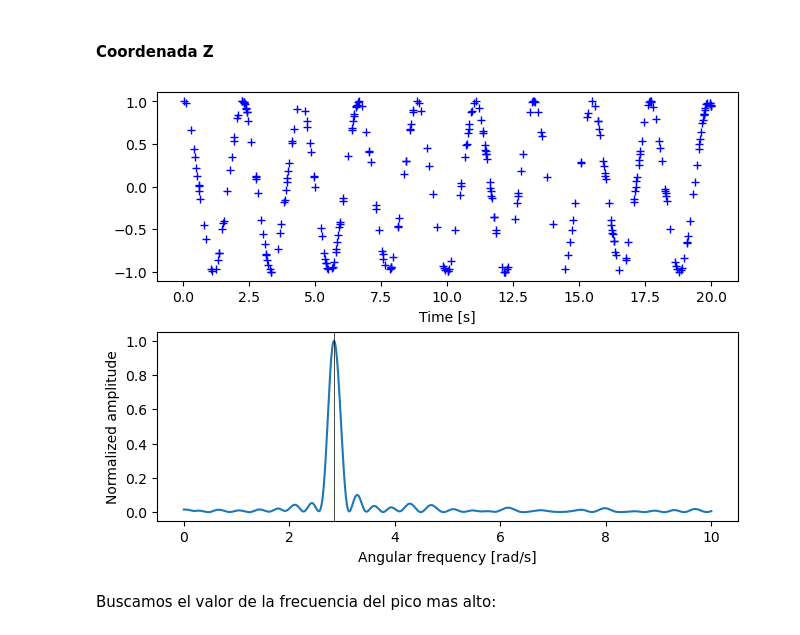
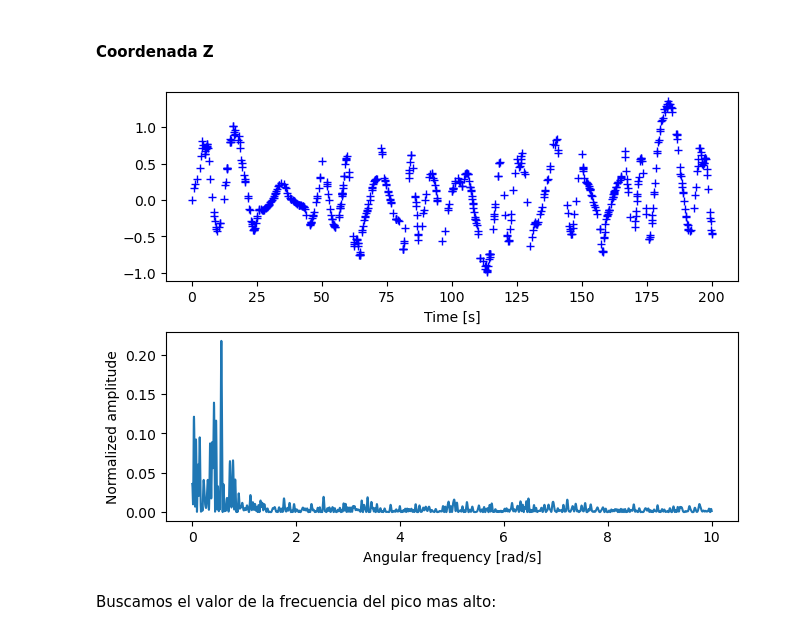
Before and after one commit to tobiheyday/Tesis, a Jupyter notebook: Tesis.ipynb, the cells around one changed output. Cells and saved outputs as stored; diff of their text form; code cells hidden in the pictures.

```diff
--- a/Tesis.ipynb
+++ b/Tesis.ipynb
@@ -1123,7 +1267,7 @@ Resolvemos el sistema de ecuaciones diferenciales
 seed_value = 50
 rng = np.random.default_rng(seed_value)
 
-t = rng.uniform(0, 20, n_in)
+t = rng.uniform(0, 45, n_in)
 # %%
 t.sort()
 # %%
@@ -1136,10 +1280,10 @@ def f(rzv_rv_z, t, vo, Rc, q):
             (-vo**2 *r)/(Rc**2 + r**2 + (z/q)**2),
             (-vo**2 *z)/(q**2) * ((Rc**2 + r**2 + (z/q)**2))]
 
-vo, Rc, q = 1, 1, 0.8
+vo, Rc, q = 1, 0.14, 0.9
 
 # Condiciónes iniciales
-rzv_rv_z0 = [1, 0.5, 0, 1]
+rzv_rv_z0 = [0.1, 0.5, 0, 1]
 
 # Resolvemos las ecuaciones
 rzv_rv_z1 = integrate.odeint(f, rzv_rv_z0, t, args=(vo, Rc, q))
@@ -1332,7 +1444,7 @@ $R_e = 1$
 seed_value = 60
 rng = np.random.default_rng(seed_value)
 
-t = rng.uniform(0, 20, n_in)
+t = rng.uniform(0, 200, n_in*2)
 # %%
 t.sort()
 # %%
@@ -1348,10 +1460,10 @@ def f(rzv_rv_z, t, vo, Rc, q):
             -vo**2*(2*z*np.sqrt(r**2+z**2)-((z*(r**2-z**2))/np.sqrt(r**2+z**2))+2*z/q**2) /
             2*(Rc**2+(z/q)**2-((r**2-z**2)*np.sqrt(r**2+z**2))+r**2)]
 
-vo, Rc, q = 1, 1, 0.8
+vo, Rc, q = 1, 0.14, 0.9
 
 # Condiciónes iniciales
-rzv_rv_z0 = [0.5, 1, 0.1, 0.2]
+rzv_rv_z0 = [0.1, 0, 0.5, 0.2]
 
 # Resolvemos las ecuaciones
 rzv_rv_z2 = integrate.odeint(f, rzv_rv_z0, t, args=(vo, Rc, q))
@@ -1495,19 +1561,17 @@ plt.legend(loc = 'upper right');
 # %%
 pgram = signal.lombscargle(t, z2, w, normalize=True)
 
 fig, (ax_t, ax_w) = plt.subplots(2, 1, constrained_layout=True)
 ax_t.plot(t, z2, 'b+')
 ax_t.set_xlabel('Time [s]')
 
 #Luego ploteo el periodograma normalizado
 
 ax_w.plot(w, pgram)
 ax_w.set_xlabel('Angular frequency [rad/s]')
-ax_w.set_ylabel('Normalized amplitude')
-
-ax_w.axvline(2.8478, color= 'black' ,lw=0.5);
+ax_w.set_ylabel('Normalized amplitude');
 # %% [output]
-[figure, old version]
+[figure, new version]
 # %% [markdown]
 Buscamos el valor de la frecuencia del pico mas alto:
 # %%
```
Also changed, not shown: parts of 178 cells of this notebook.
